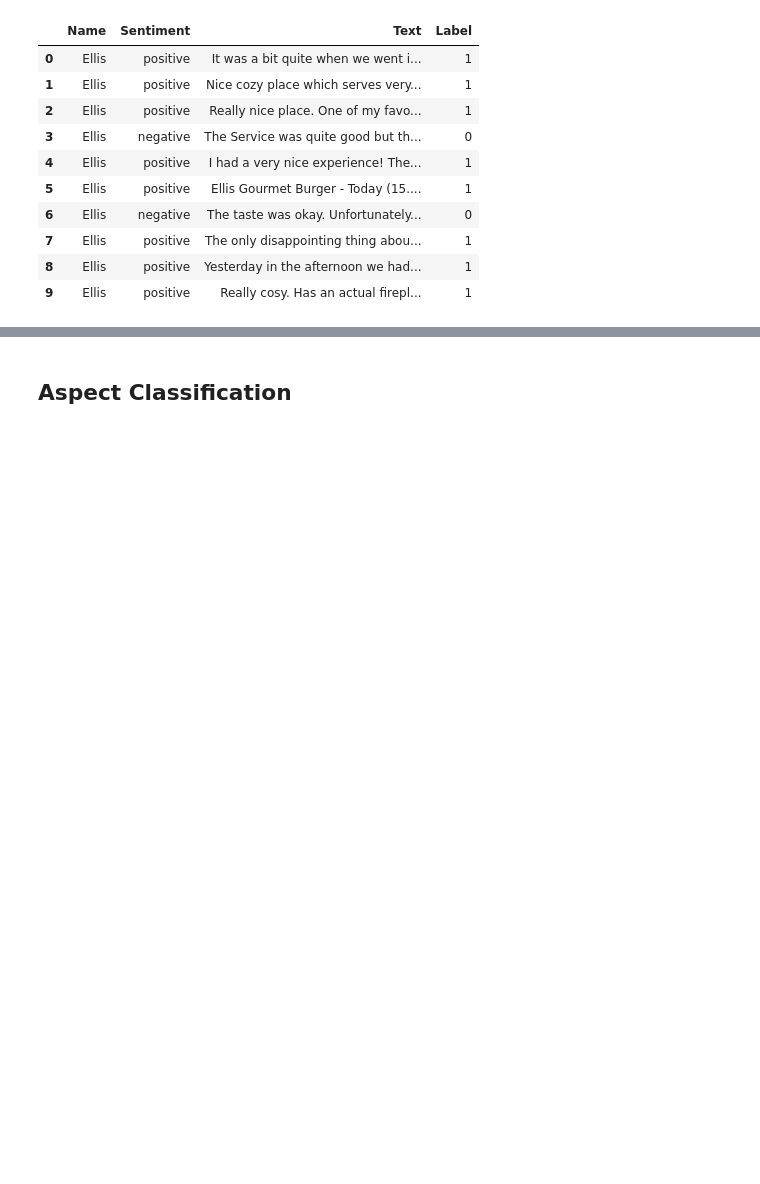
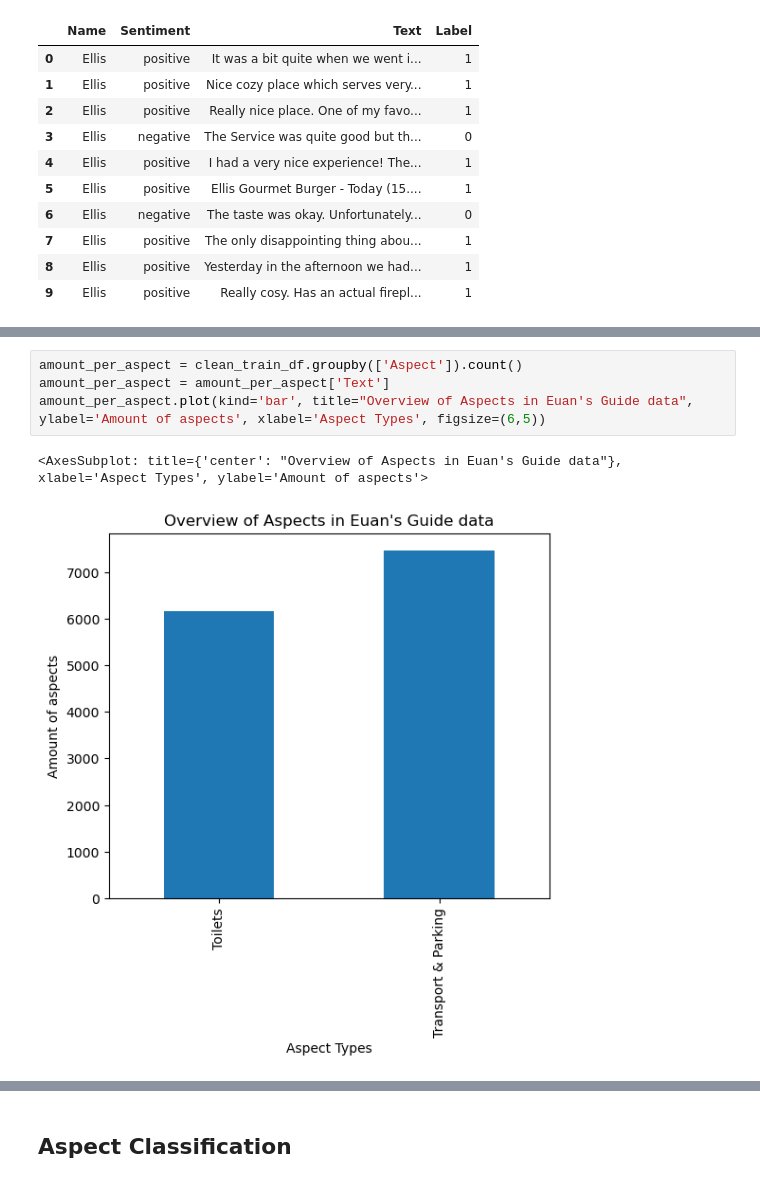
Before and after one commit to Amsterdam-Internships/Venue-Accessibility-Google-Reviews, a Jupyter notebook: notebooks/Pipeline.ipynb, the cells around one changed output, grey strips where cells are left out. Cells and saved outputs as stored; diff of their text form; blank space fills up the shorter version.

```diff
--- a/notebooks/Pipeline.ipynb
+++ b/notebooks/Pipeline.ipynb
@@ -104,0 +119,7 @@ display(clean_test_df[:10])
+# %%
+amount_per_aspect = clean_train_df.groupby(['Aspect']).count()
+amount_per_aspect = amount_per_aspect['Text']
+amount_per_aspect.plot(kind='bar', title="Overview of Aspects in Euan's Guide data", ylabel='Amount of aspects', xlabel='Aspect Types', figsize=(6,5))
+# %% [output]
+<AxesSubplot: title={'center': "Overview of Aspects in Euan's Guide data"}, xlabel='Aspect Types', ylabel='Amount of aspects'>
+[figure, added]
```
Also changed, not shown: parts of 38 cells of this notebook, 20 other files.
